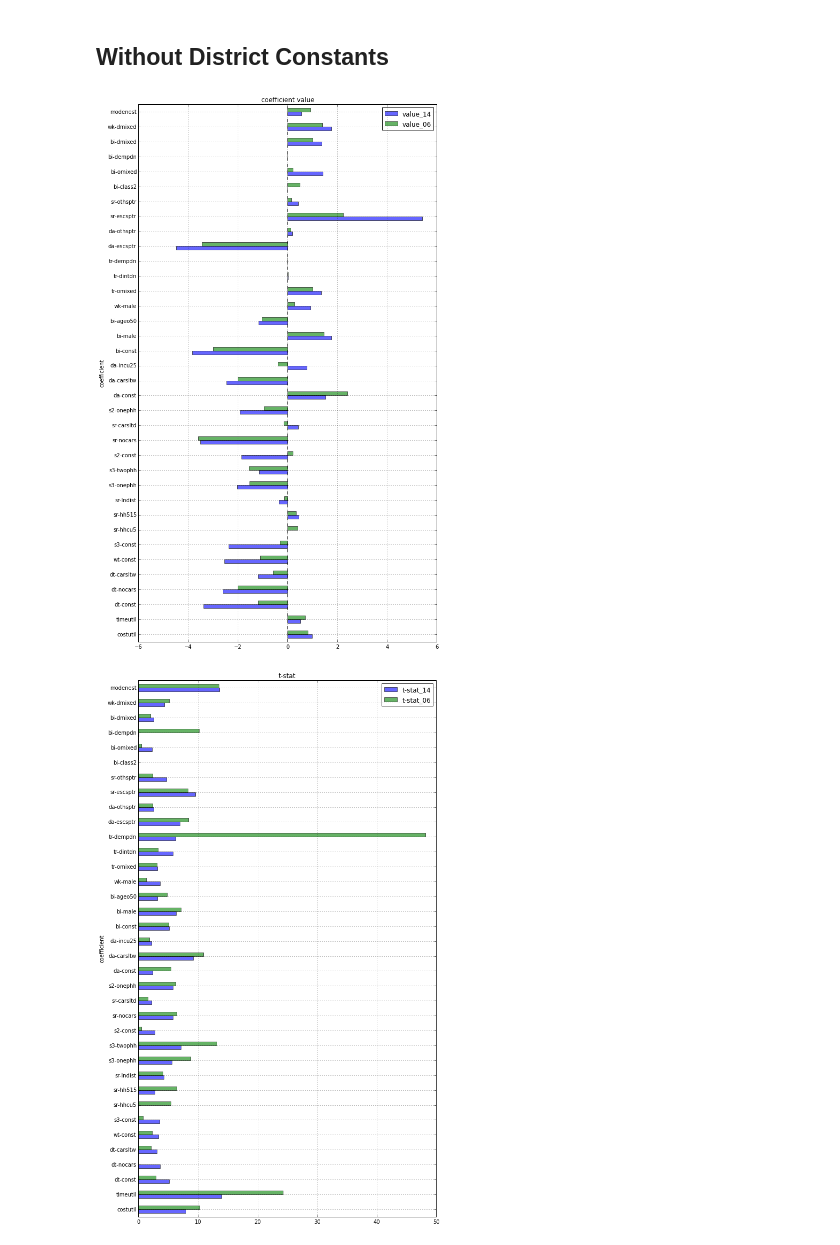
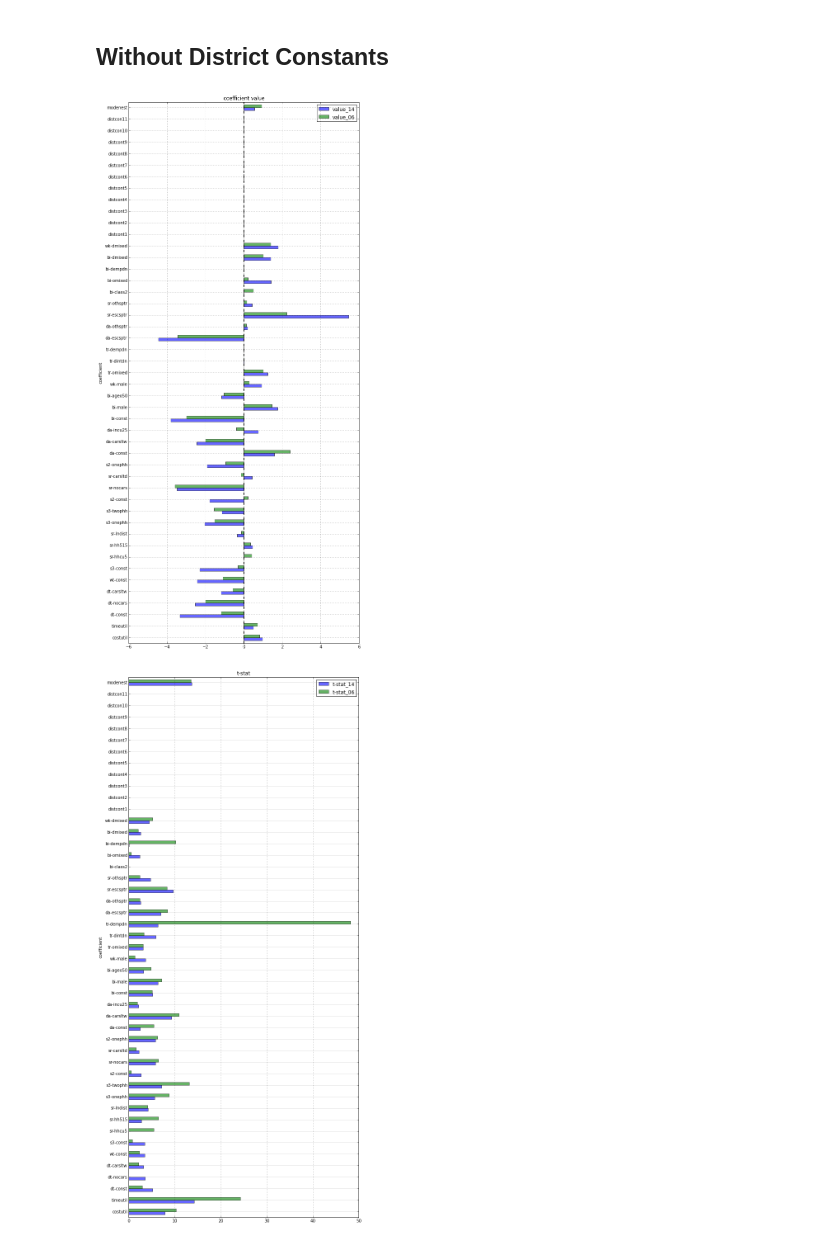
Before and after one commit to psrc/travel-modeling, a Jupyter notebook: estimation/work-tour-mode.ipynb, the cells around one changed output. Cells and saved outputs as stored; diff of their text form; code cells hidden in the pictures.

Commit message:
join left to get new constants, updated work tour

```diff
--- a/estimation/work-tour-mode.ipynb
+++ b/estimation/work-tour-mode.ipynb
@@ -51,19 +51,19 @@ df
 # %% [markdown]
 ## Without District Constants
 # %%
-dir_14 = r'R:\SoundCastDocuments\2014Estimation\New_06_20_16\estimation\results\WorkTourMode\estimated_district_constants'
+dir_14 = r'R:\SoundCastDocuments\2014Estimation\with_transit_sub_mode\results\WorkTourMode\district_constants_not_estimated'
 
 fname_14 = 'WorkTourModeModel.F12'
 
 df_14 = load_f12(dir_14, fname_14)
 df_06 = load_f12(dir_06, fname_06)
 # df_14_old = load_f12(dir_14_old, fname_14_old)
 
 # Join old and new results
 df = compare_df(df_14,df_06,suffixes=['_14','_06'])
 # %% [output]
-[figure, old version]
+[figure, new version]
-[figure, old version]
+[figure, new version]
 # %%
 df
 # %% [output]
```
Also changed, not shown: parts of 3 cells of this notebook, 1 other file.
